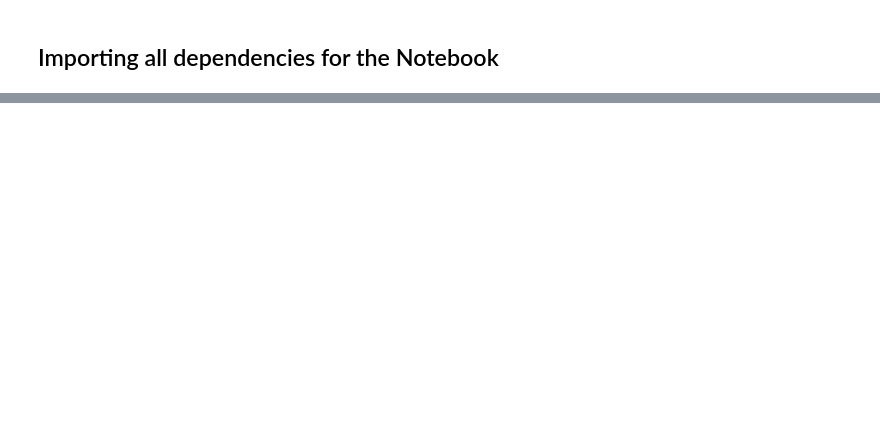
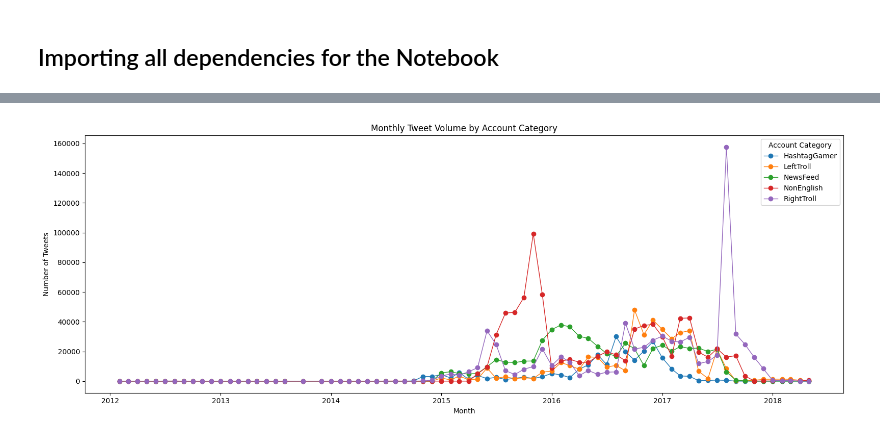
Before and after one commit to asandu-cloud/BigData, a Jupyter notebook: notebooks/01_EDA.ipynb, the cells around one changed output, grey strips where cells are left out. Drawn from its saved outputs; the diff is of its cells as text; code cells hidden in the pictures; blank space fills up the shorter version.

```diff
--- a/notebooks/01_EDA.ipynb
+++ b/notebooks/01_EDA.ipynb
@@ -287,0 +361,79 @@ only showing top 20 rows
+# %%
+spark.conf.set("spark.sql.legacy.timeParserPolicy", "LEGACY")
+
+df_time = df.withColumn(
+    "publish_ts",
+    to_timestamp("publish_date", "M/d/yyyy H:mm")  # handles 1/2/2017 14:39 etc.
+)
+
+# tweets per month by account category
+df_cat_monthly = (
+    df_time
+        .where(col("publish_ts").isNotNull())
+        .groupBy(
+            year("publish_ts").alias("year"),
+            month("publish_ts").alias("month"),
+            col("account_category")
+        )
+        .count()
+)
+
+df_cat_monthly.show(10, truncate=False)
+
+# top n categories by tweet volume
+cat_totals = (
+    df_cat_monthly
+        .groupBy("account_category")
+        .agg(spark_sum("count").alias("total_tweets"))
+        .orderBy(col("total_tweets").desc())
+)
+
+cat_totals.show(truncate=False)
+
+# choose top 4–5 categories for a clean plot
+TOP_N = 5
+top_categories = [
+    row["account_category"]
+    for row in cat_totals.limit(TOP_N).collect()
+    if row["account_category"] is not None
+]
+
+print("Top categories to plot:", top_categories)
+
+# monthly data convert to pandas
+cat_monthly_pd = df_cat_monthly.toPandas()
+
+# filter to top categories only
+cat_monthly_pd = cat_monthly_pd[cat_monthly_pd["account_category"].isin(top_categories)]
+
+# build a proper year_month datetime for x-axis
+cat_monthly_pd["year_month"] = pd.to_datetime(
+    cat_monthly_pd["year"].astype(str) + "-" +
+    cat_monthly_pd["month"].astype(str).str.zfill(2) + "-01"
+)
+
+# pivot: rows = year_month, columns = account_category, values = tweet counts
+pivot = cat_monthly_pd.pivot_table(
+    index="year_month",
+    columns="account_category",
+    values="count",
+    aggfunc="sum",
+    fill_value=0
+).sort_index()
+
+pivot.head()
+
+# Tweets over time by account_category
+
+plt.figure(figsize=(16, 6))
+
+for category in pivot.columns:
+    plt.plot(pivot.index, pivot[category], marker="o", linewidth=1, label=category)
+
+plt.title("Monthly Tweet Volume by Account Category")
+plt.xlabel("Month")
+plt.ylabel("Number of Tweets")
+plt.legend(title="Account Category")
+plt.tight_layout()
+plt.show()
+# %% [output]
@@ -287,0 +485 @@ only showing top 20 rows
+[figure, added]
```
Also changed, not shown: parts of 13 cells of this notebook.
